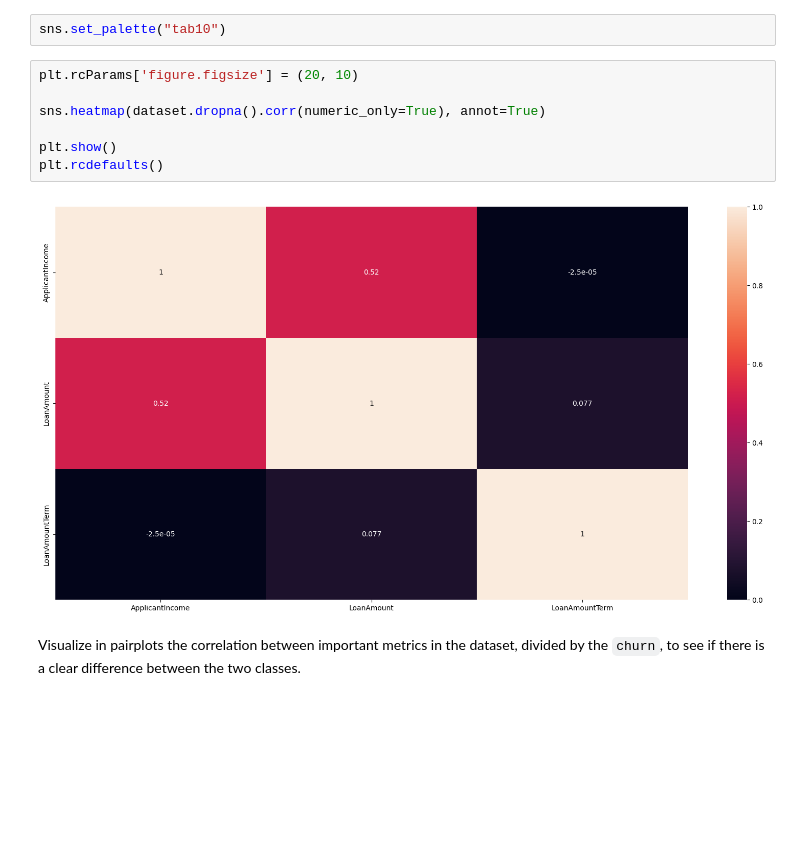
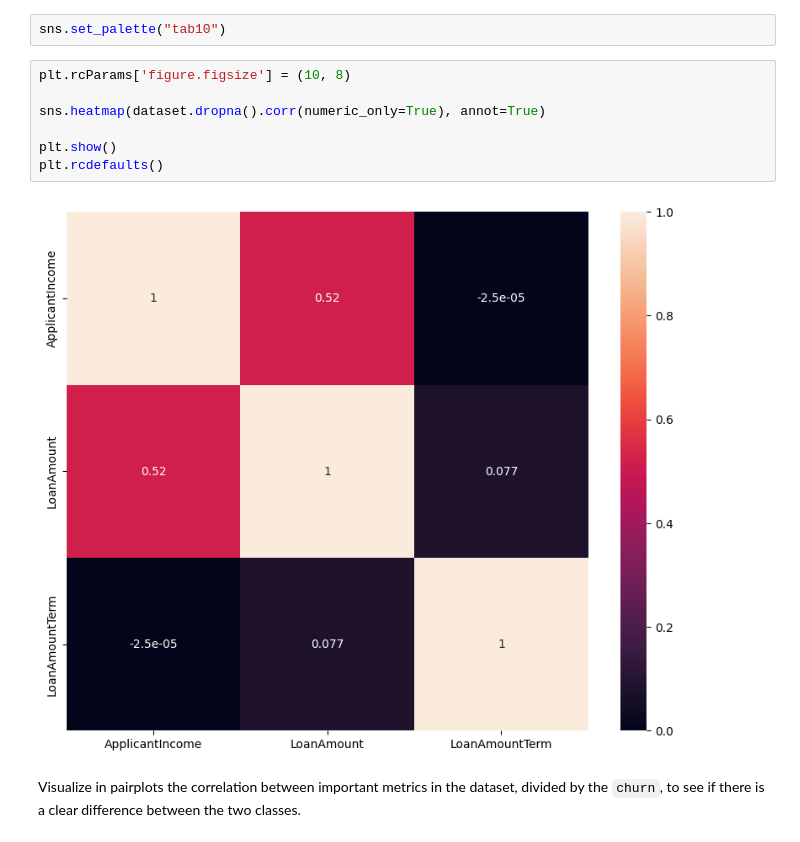
Before and after one commit to Hadronomy/solo-tid-project, a Jupyter notebook: notebooks/analysis.ipynb, the cells around one changed output. Saved outputs shown, nothing was run; the diff lists cells and outputs as text; blank space fills up the shorter version.

Commit message:
fix: adjust figure sizes

```diff
--- a/notebooks/analysis.ipynb
+++ b/notebooks/analysis.ipynb
@@ -115,14 +115,14 @@ Study the correlation between the numeric variables for later use in the classif
 # %%
 sns.set_palette("tab10")
 # %%
-plt.rcParams['figure.figsize'] = (20, 10)
+plt.rcParams['figure.figsize'] = (10, 8)
 
 sns.heatmap(dataset.dropna().corr(numeric_only=True), annot=True)
 
 plt.show()
 plt.rcdefaults()
 # %% [output]
-[figure, old version]
+[figure, new version]
 # %% [markdown]
 Visualize in pairplots the correlation between important metrics in the dataset,
 divided by the `churn`, to see if there is a clear difference between the two classes.
```
